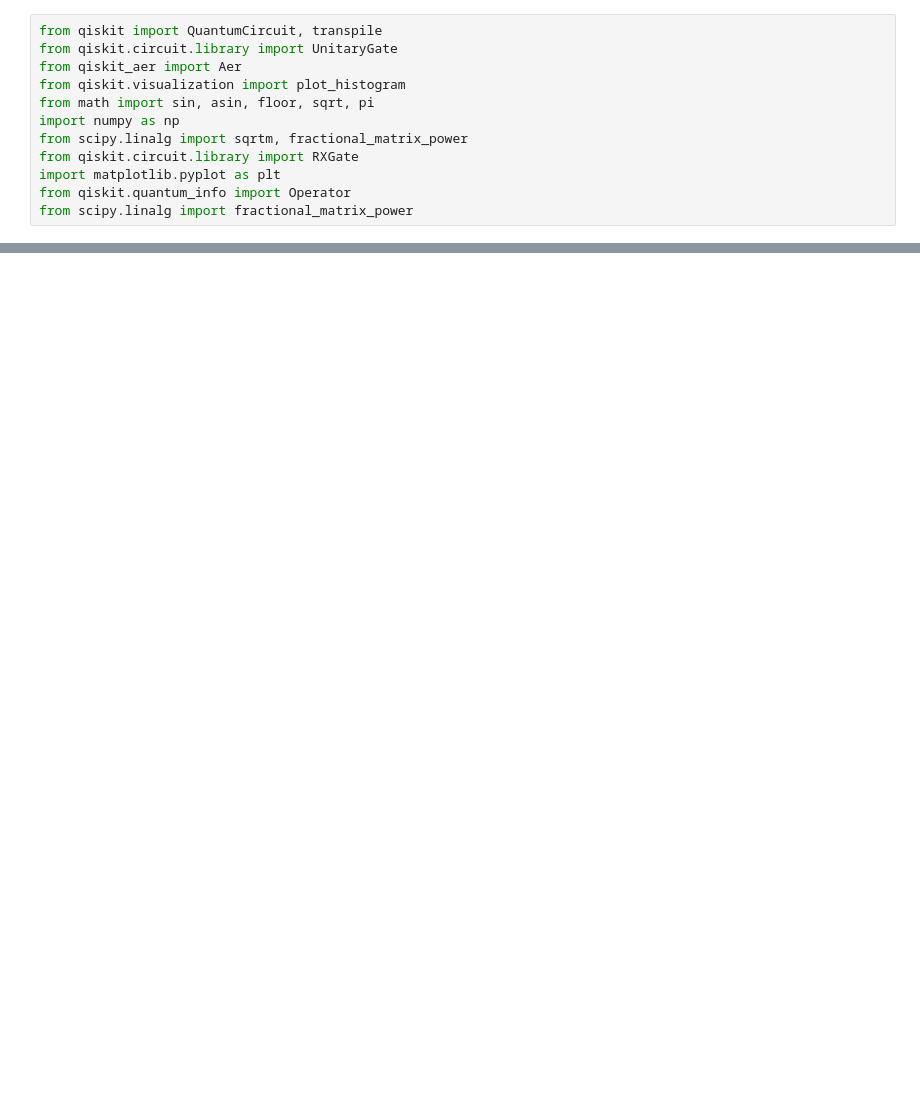
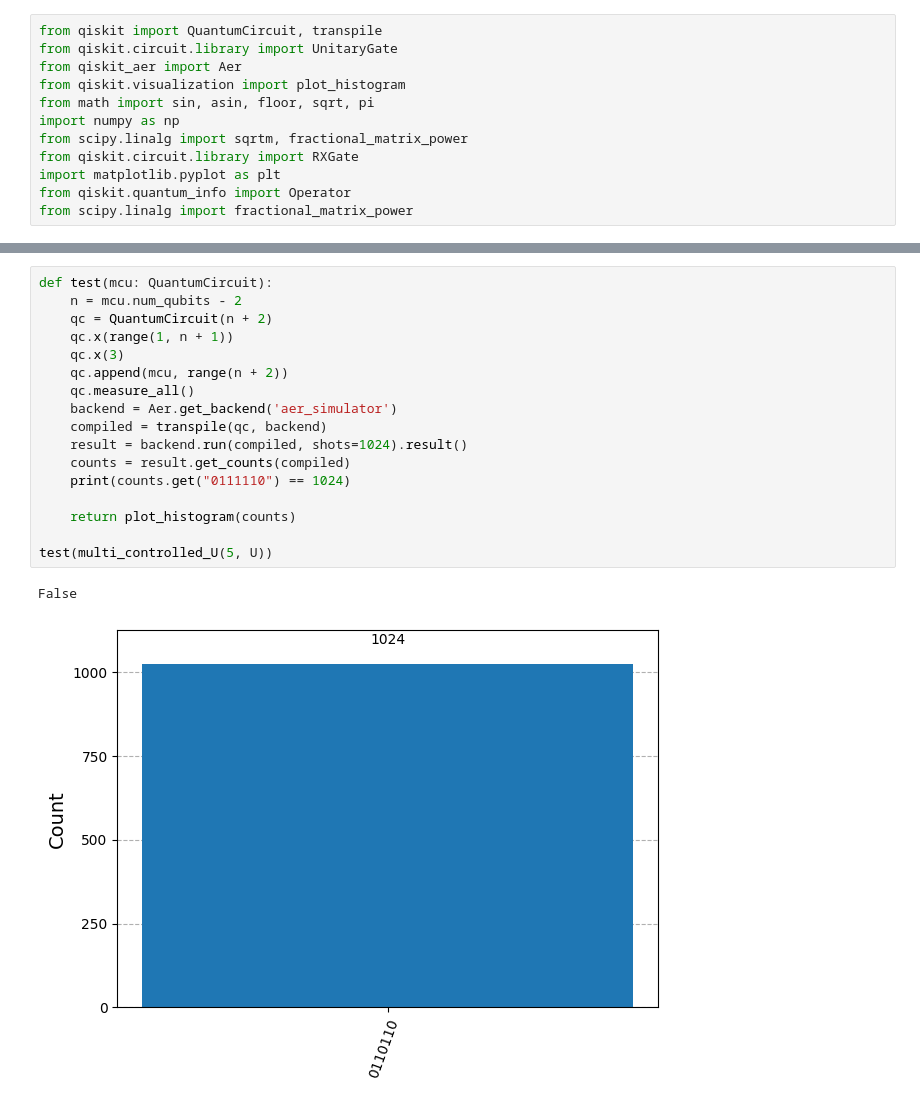
Before and after one commit to misho9714/Multi-Controlled-U, a Jupyter notebook: with_formula.ipynb, the cells around one changed output, grey strips where cells are left out. Cells and saved outputs as stored; diff of their text form; blank space fills up the shorter version.

Commit message:
started test function

```diff
--- a/with_formula.ipynb
+++ b/with_formula.ipynb
@@ -41,0 +58,20 @@ Q(5).draw(output="mpl")
+# %%
+def test(mcu: QuantumCircuit):
+    n = mcu.num_qubits - 2
+    qc = QuantumCircuit(n + 2)
+    qc.x(range(1, n + 1))
+    qc.x(3)
+    qc.append(mcu, range(n + 2))
+    qc.measure_all()
+    backend = Aer.get_backend('aer_simulator')
+    compiled = transpile(qc, backend)
+    result = backend.run(compiled, shots=1024).result()
+    counts = result.get_counts(compiled)
+    print(counts.get("0111110") == 1024)
+
+    return plot_histogram(counts)
+
+test(multi_controlled_U(5, U))
+# %% [output]
+False
+[figure, added]
```
Also changed, not shown: parts of 3 cells of this notebook.
